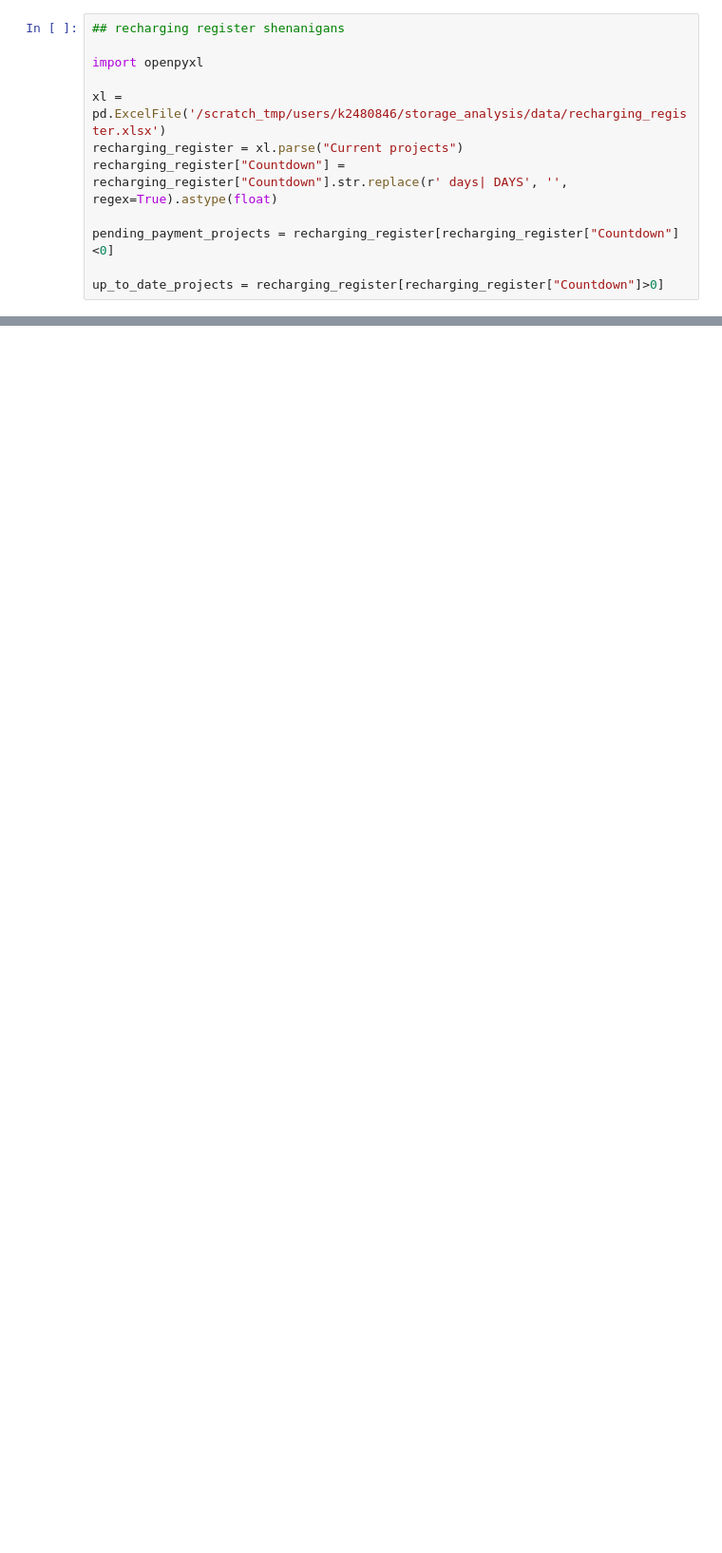
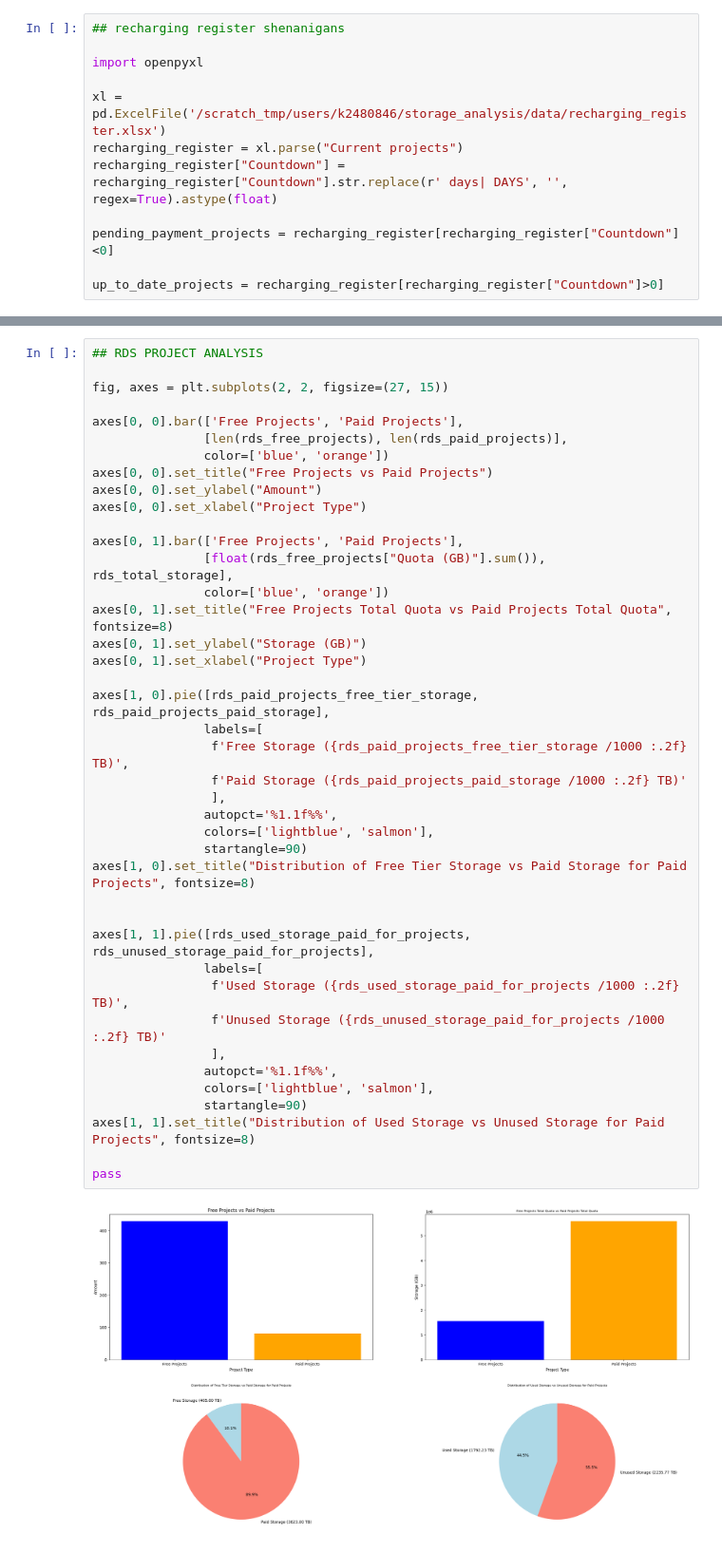
Before and after one commit to ibrahimuddin/storage_analysis, a Jupyter notebook: src/analysis.ipynb, the cells around one changed output, grey strips where cells are left out. Shown at 95% size. Cells and saved outputs as stored; diff of their text form; blank space fills up the shorter version.

```diff
--- a/src/analysis.ipynb
+++ b/src/analysis.ipynb
@@ -117 +172,44 @@ up_to_date_projects = recharging_register[recharging_register["Countdown"]>0]
+# %%
+## RDS PROJECT ANALYSIS
+
+fig, axes = plt.subplots(2, 2, figsize=(27, 15))
+
+axes[0, 0].bar(['Free Projects', 'Paid Projects'],
+               [len(rds_free_projects), len(rds_paid_projects)],
+               color=['blue', 'orange'])
+axes[0, 0].set_title("Free Projects vs Paid Projects")
+axes[0, 0].set_ylabel("Amount")
+axes[0, 0].set_xlabel("Project Type")
+
+axes[0, 1].bar(['Free Projects', 'Paid Projects'],
+               [float(rds_free_projects["Quota (GB)"].sum()), rds_total_storage],
+               color=['blue', 'orange'])
+axes[0, 1].set_title("Free Projects Total Quota vs Paid Projects Total Quota", fontsize=8)
+axes[0, 1].set_ylabel("Storage (GB)")
+axes[0, 1].set_xlabel("Project Type")
+
+axes[1, 0].pie([rds_paid_projects_free_tier_storage, rds_paid_projects_paid_storage],
+               labels=[
+                f'Free Storage ({rds_paid_projects_free_tier_storage /1000 :.2f} TB)',
+                f'Paid Storage ({rds_paid_projects_paid_storage /1000 :.2f} TB)'
+                ],
+               autopct='%1.1f%%',
+               colors=['lightblue', 'salmon'],
+               startangle=90)
+axes[1, 0].set_title("Distribution of Free Tier Storage vs Paid Storage for Paid Projects", fontsize=8)
+
+
+axes[1, 1].pie([rds_used_storage_paid_for_projects, rds_unused_storage_paid_for_projects],
+               labels=[
+                f'Used Storage ({rds_used_storage_paid_for_projects /1000 :.2f} TB)',
+                f'Unused Storage ({rds_unused_storage_paid_for_projects /1000 :.2f} TB)'
+                ],
+               autopct='%1.1f%%',
+               colors=['lightblue', 'salmon'],
+               startangle=90)
+axes[1, 1].set_title("Distribution of Used Storage vs Unused Storage for Paid Projects", fontsize=8)
+
+pass
+# %% [output]
+[figure, added]
 # %%
```
Also changed, not shown: parts of 6 cells of this notebook, 4 other files.
